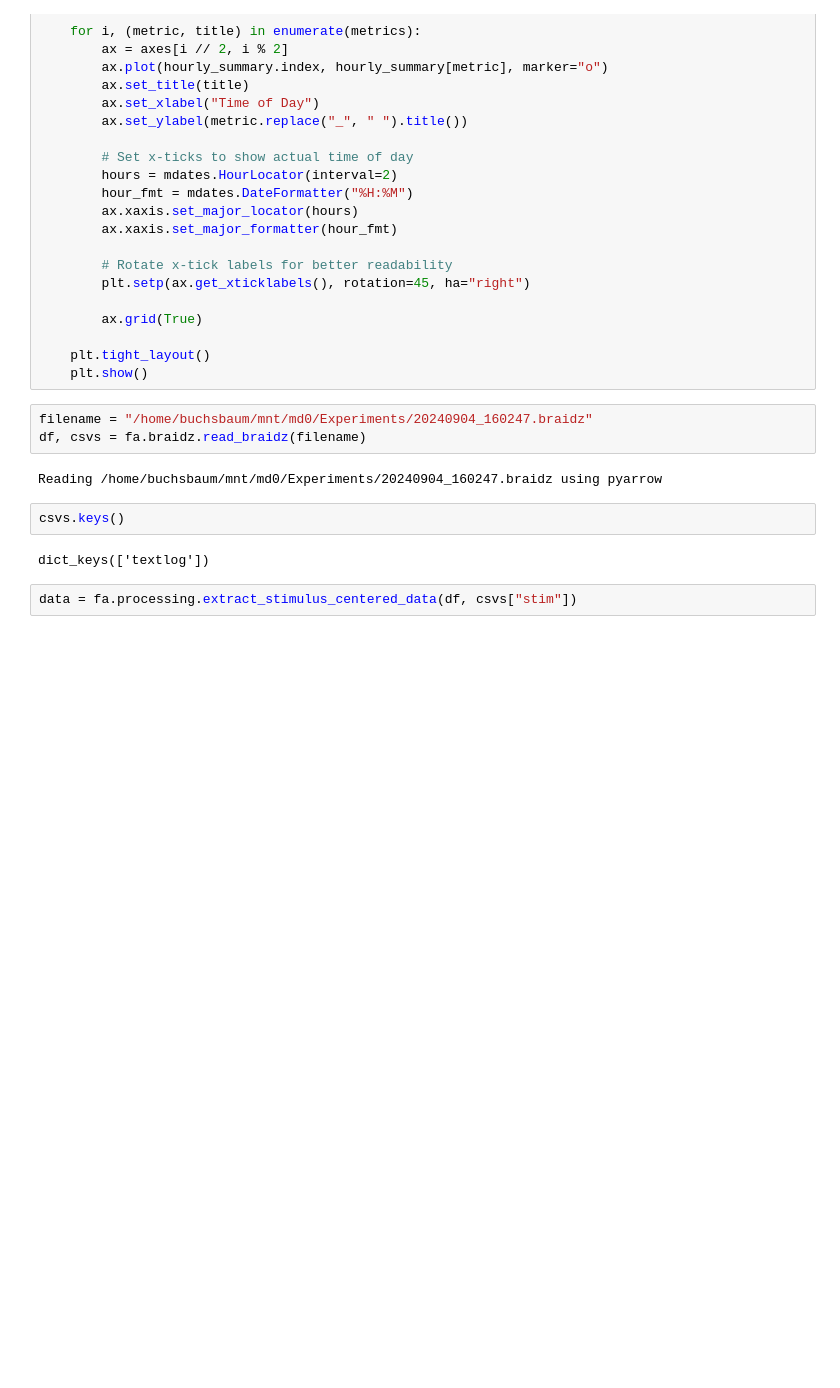
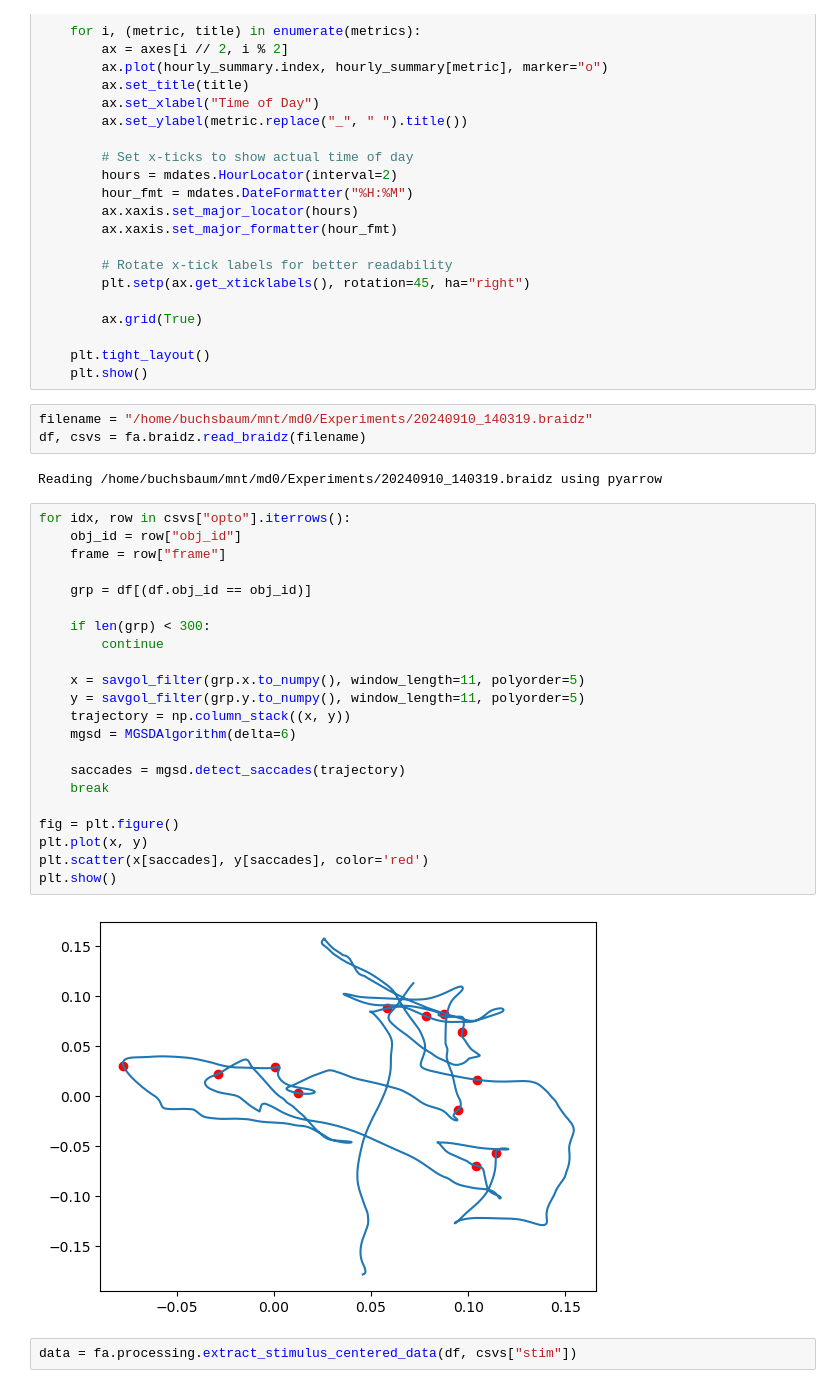
Before and after one commit to elhananby/fly_analysis, a Jupyter notebook: notebooks/random_analysis.ipynb, the cells around one changed output. Drawn from its saved outputs; the diff is of its cells as text; blank space fills up the shorter version.

```diff
--- a/notebooks/random_analysis.ipynb
+++ b/notebooks/random_analysis.ipynb
@@ -224,14 +226,34 @@ def plot_activity(hourly_summary):
     plt.tight_layout()
     plt.show()
 # %%
-filename = "/home/buchsbaum/mnt/md0/Experiments/20240904_160247.braidz"
+filename = "/home/buchsbaum/mnt/md0/Experiments/20240910_140319.braidz"
 df, csvs = fa.braidz.read_braidz(filename)
 # %% [output]
-Reading /home/buchsbaum/mnt/md0/Experiments/20240904_160247.braidz using pyarrow
+Reading /home/buchsbaum/mnt/md0/Experiments/20240910_140319.braidz using pyarrow
-# %%
-csvs.keys()
-# %% [output]
-dict_keys(['textlog'])
+# %%
+for idx, row in csvs["opto"].iterrows():
+    obj_id = row["obj_id"]
+    frame = row["frame"]
+
+    grp = df[(df.obj_id == obj_id)]
+
+    if len(grp) < 300:
+        continue
+
+    x = savgol_filter(grp.x.to_numpy(), window_length=11, polyorder=5)
+    y = savgol_filter(grp.y.to_numpy(), window_length=11, polyorder=5)
+    trajectory = np.column_stack((x, y))
+    mgsd = MGSDAlgorithm(delta=6)
+
+    saccades = mgsd.detect_saccades(trajectory)
+    break
+
+fig = plt.figure()
+plt.plot(x, y)
+plt.scatter(x[saccades], y[saccades], color='red')
+plt.show()
+# %% [output]
+[figure, added]
 # %%
 data = fa.processing.extract_stimulus_centered_data(df, csvs["stim"])
 # %%
```
Also changed, not shown: parts of 1 cell of this notebook, 18 other files.
